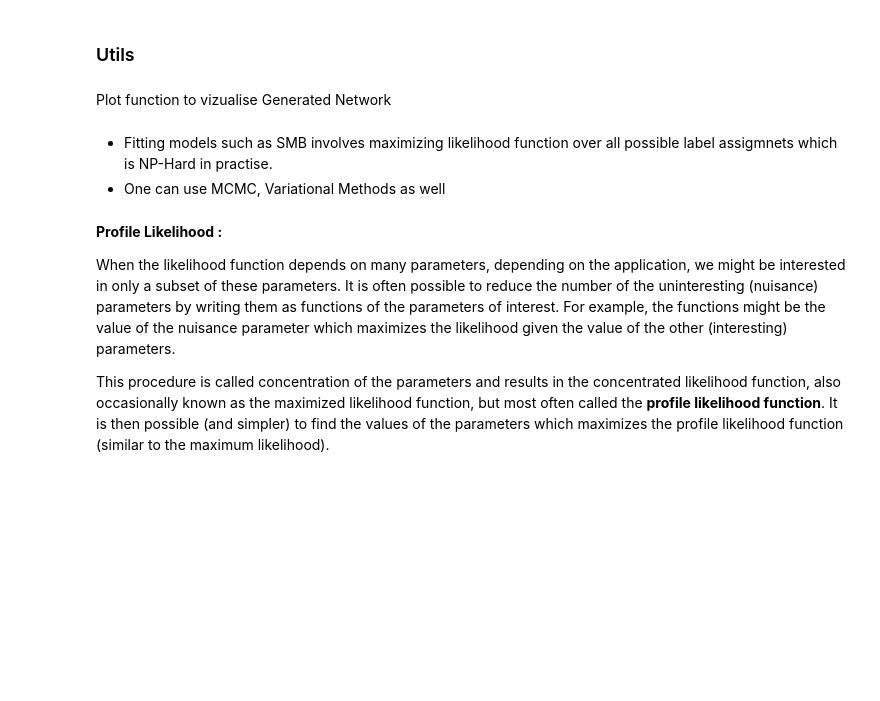
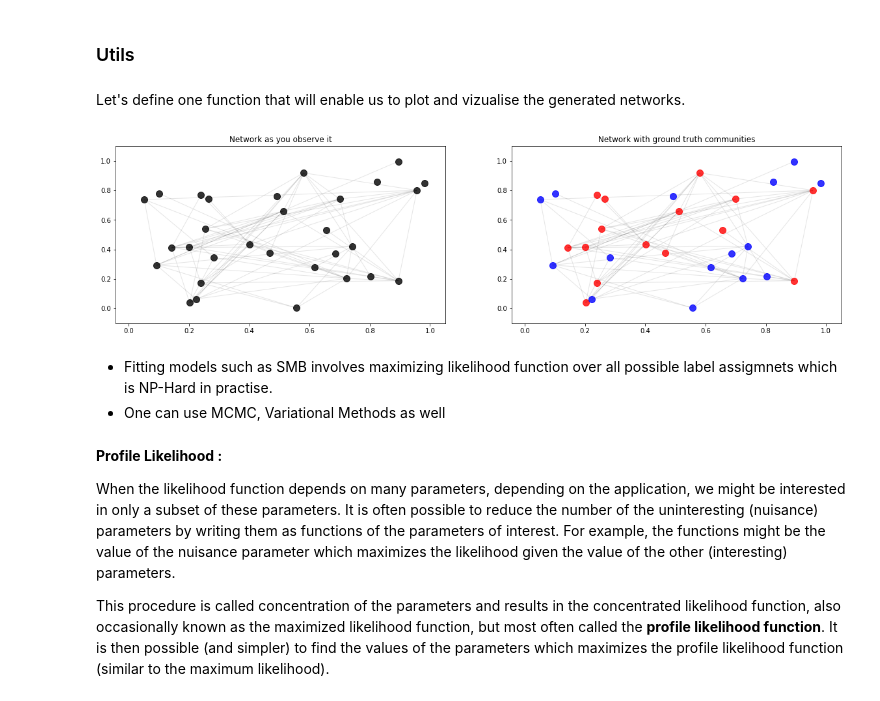
Before and after one commit to dam-grassman/community-project, a Jupyter notebook: Compressed Sensing.ipynb, the cells around one changed output. Saved outputs shown, nothing was run; the diff lists cells and outputs as text; code cells hidden in the pictures; blank space fills up the shorter version.

```diff
--- a/Compressed Sensing.ipynb
+++ b/Compressed Sensing.ipynb
@@ -175,8 +230,8 @@ graph = SBM(n = 30, lambda_n = 5, r = 0.3, w = 1)
 graph = DCSBM(n = 30, lambda_n = 5, r = 0.3, w = 1)
 # %% [markdown]
 ### Utils
-# %% [markdown]
-Plot function to vizualise Generated Network
+# %% [markdown]
+Let's define one function that will enable us to plot and vizualise the generated networks.
 # %%
 import networkx as nx
 import matplotlib.pyplot as plt
@@ -244,6 +299,10 @@ def plot_network(graph):
                            alpha=edge_alpha,edge_color=edge_color)
 
     plt.show()
+# %%
+plot_network(graph)
+# %% [output]
+[figure, added]
 # %% [markdown]
 - Fitting models such as SMB involves maximizing likelihood function over all possible label assigmnets which is NP-Hard in practise.
 - One can use MCMC, Variational Methods as well
```
Also changed, not shown: parts of 4 cells of this notebook.
